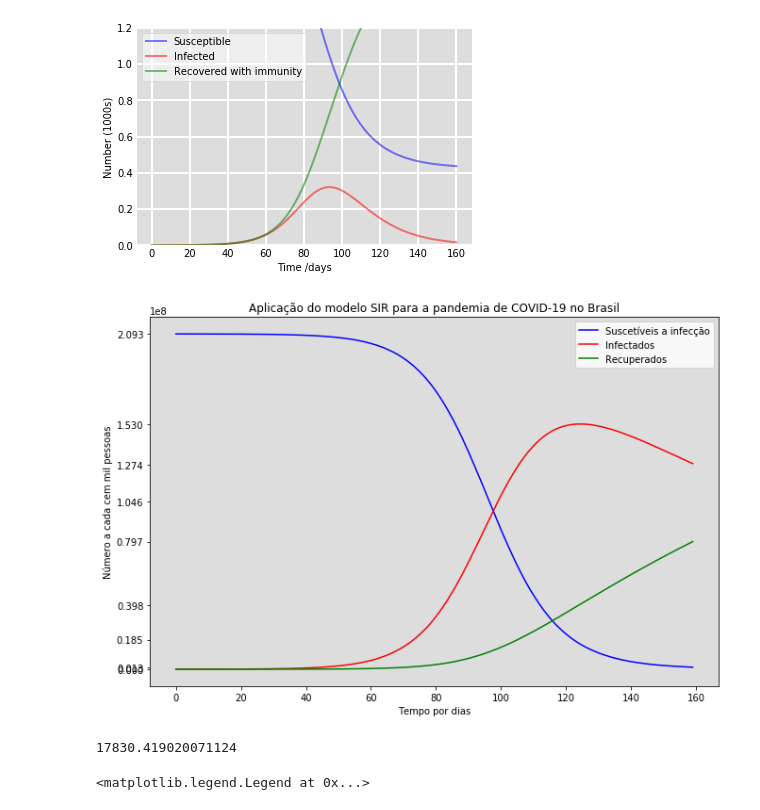
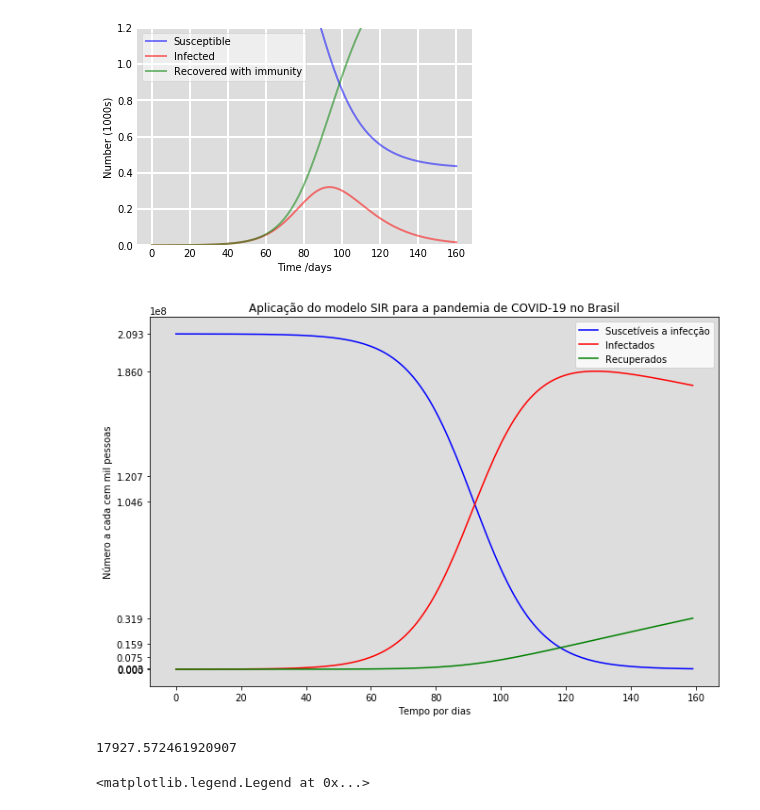
Before and after one commit to CaiqueCoelho/predict-covid19-brazil, a Jupyter notebook: part-3/Analysis Speed Spread COVID-19.ipynb, the cells around one changed output. Saved outputs shown, nothing was run; the diff lists cells and outputs as text; code cells hidden in the pictures.

```diff
--- a/part-3/Analysis Speed Spread COVID-19.ipynb
+++ b/part-3/Analysis Speed Spread COVID-19.ipynb
@@ -1454,7 +1454,7 @@ I0, R0 = 16170, 127
 # Everyone else, S0, is susceptible to infection initially.
 S0 = N - I0 - R0
 # Contact rate, beta, and mean recovery rate, gamma, (in 1/days).
-beta, gamma = 0.105, 0.00785405071
+beta, gamma = 0.105, 0.0025405071
 # A grid of time points (in days)
 t = np.linspace(0, 160, 160)
 
@@ -1465,38 +1465,38 @@ def deriv(y, t, N, beta, gamma):
     dIdt = beta * S * I / N - gamma * I
     dRdt = gamma * I
     return dSdt, dIdt, dRdt
 
 # Initial conditions vector
 y0 = S0, I0, R0
 # Integrate the SIR equations over the time grid, t.
 ret = odeint(deriv, y0, t, args=(N, beta, gamma))
 S, I, R = ret.T
 
 Y = [int(np.max(S)), int(np.max(S)/2), int(np.max(R)), int(np.max(R)/2), int(np.mean(S)), int(np.mean(R)), int(np.min(S)), int(np.max(I)), int(np.min(I))]
 
 # Plot the data on three separate curves for S(t), I(t) and R(t)
 fig = plt.figure(facecolor='w')
 ax = fig.add_subplot(111, axis_bgcolor='#dddddd', axisbelow=True)
 ax.plot(S, 'b', label='Suscetíveis a infecção')
 ax.plot(I, 'r', label='Infectados')
 ax.plot(R, 'g', label='Recuperados')
 ax.set_xlabel('Tempo por dias')
 ax.set_ylabel('Número a cada cem mil pessoas')
 plt.yticks(Y)
 plt.title("Aplicação do modelo SIR para a pandemia de COVID-19 no Brasil")
 
 fig_size = plt.gcf().get_size_inches()
 sizefactor = 1.8 #Set a zoom factor
 plt.gcf().set_size_inches(sizefactor * fig_size)
 
 legend = ax.legend()
 plt.show()
 # %% [output]
-[figure, old version]
+[figure, new version]
 # %%
 I[1]
 # %% [output]
-17830.419020071124
+17927.572461920907
 # %%
 predict_sir = []
 for i in range(0, 8):
```
Also changed, not shown: 1 other file.
